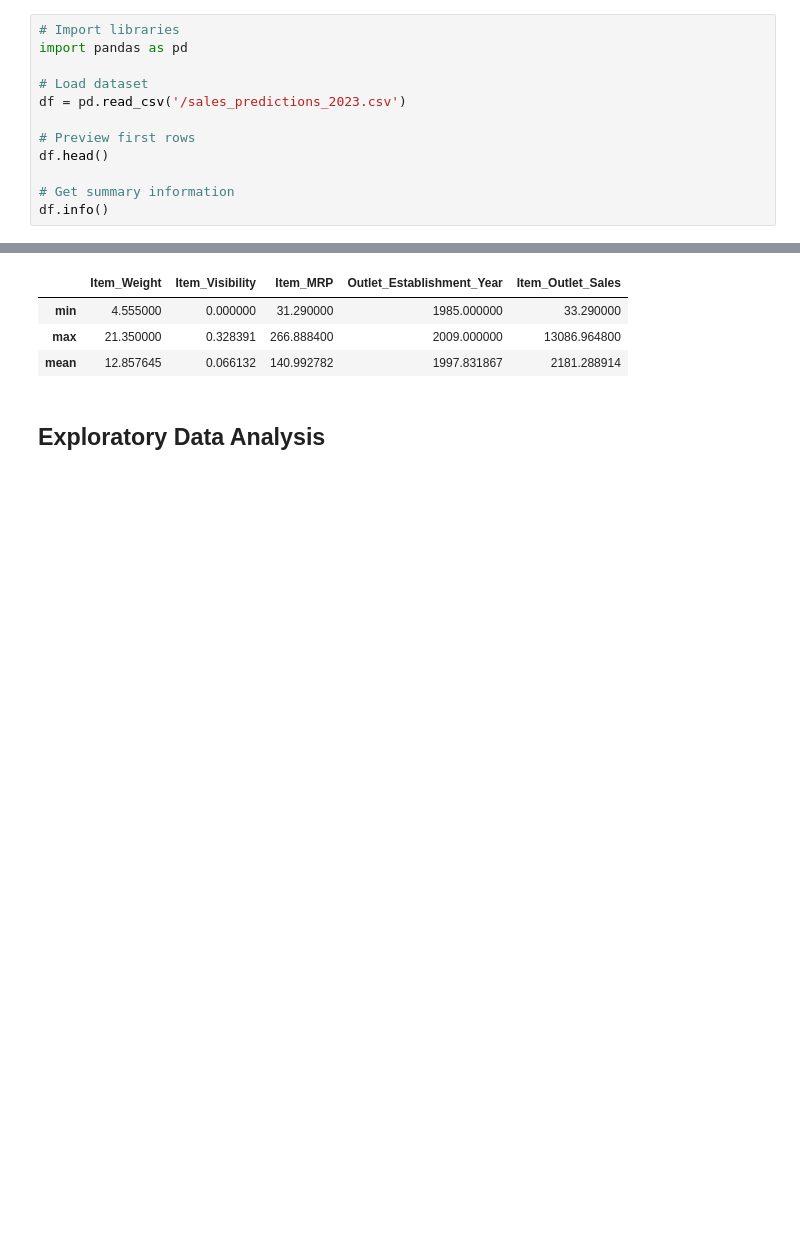
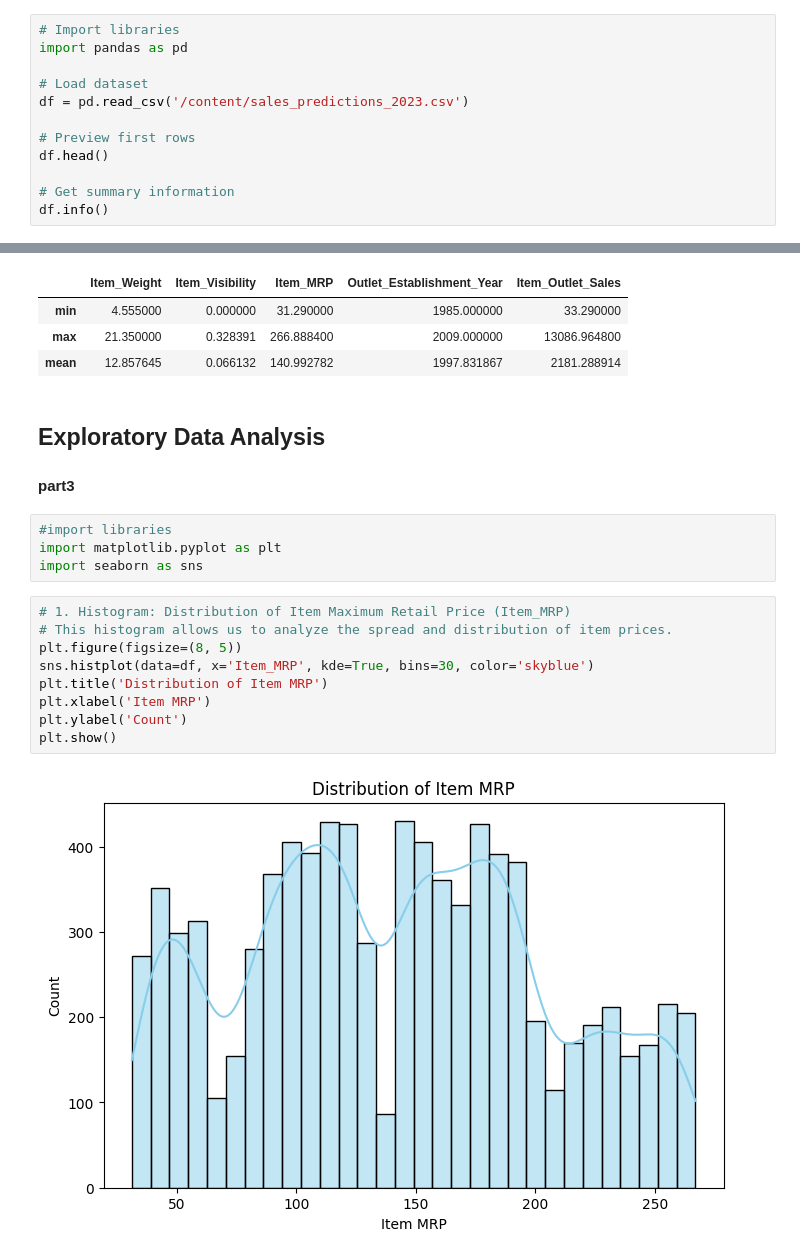
Before and after one commit to sabamahmoud-cyber/Prediction-of-Product-Sales, a Jupyter notebook: Prediction of Product Sales.ipynb, the cells around one changed output, grey strips where cells are left out. Cells and saved outputs as stored; diff of their text form; blank space fills up the shorter version.

```diff
--- a/Prediction of Product Sales.ipynb
+++ b/Prediction of Product Sales.ipynb
@@ -13,7 +13,7 @@
 import pandas as pd
 
 # Load dataset
-df = pd.read_csv('/sales_predictions_2023.csv')
+df = pd.read_csv('/content/sales_predictions_2023.csv')
 
 # Preview first rows
 df.head()
@@ -143,3 +143,21 @@ df.describe().loc[['min', 'max', 'mean']]
 | mean | 12.857645 | 0.066132 | 140.992782 | 1997.831867 | 2181.288914 |
 # %% [markdown]
 ## Exploratory Data Analysis
+
+
+#### part3
+# %%
+#import libraries
+import matplotlib.pyplot as plt
+import seaborn as sns
+# %%
+# 1. Histogram: Distribution of Item Maximum Retail Price (Item_MRP)
+# This histogram allows us to analyze the spread and distribution of item prices.
+plt.figure(figsize=(8, 5))
+sns.histplot(data=df, x='Item_MRP', kde=True, bins=30, color='skyblue')
+plt.title('Distribution of Item MRP')
+plt.xlabel('Item MRP')
+plt.ylabel('Count')
+plt.show()
+# %% [output]
+[figure, added]
```
Also changed, not shown: parts of 24 cells of this notebook.
